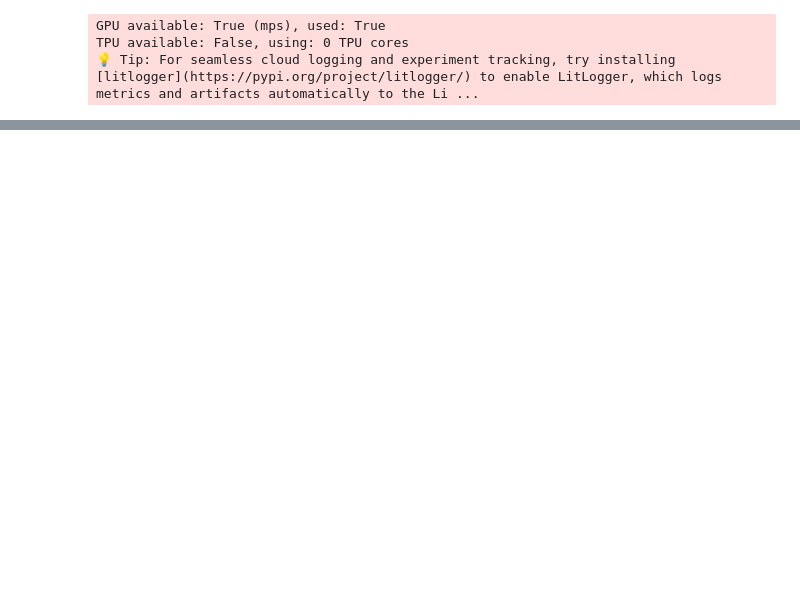
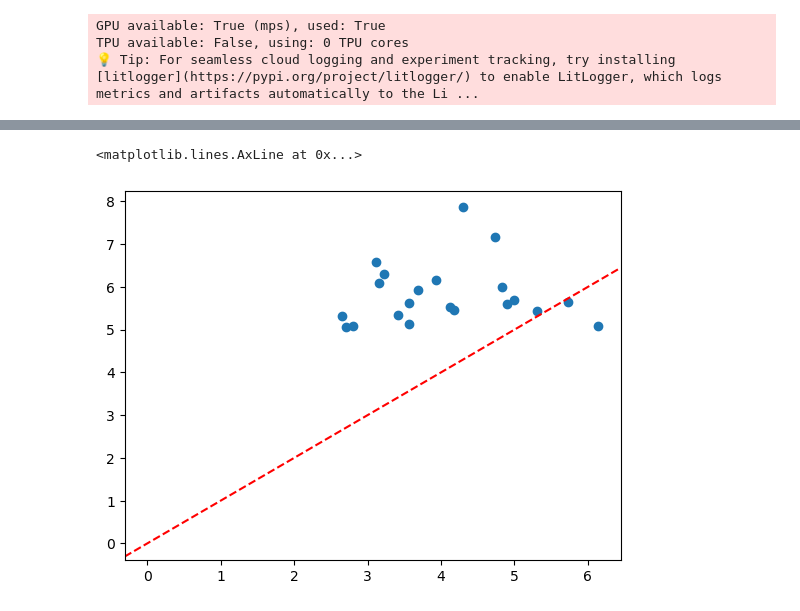
Before and after one commit to rguilcas/EastAfricaRainfallProject, a Jupyter notebook: notebooks/XAI_test.ipynb, the cells around one changed output, grey strips where cells are left out. Cells and saved outputs as stored; diff of their text form; code cells hidden in the pictures; blank space fills up the shorter version.

```diff
--- a/notebooks/XAI_test.ipynb
+++ b/notebooks/XAI_test.ipynb
@@ -26,0 +283,6 @@ TPU available: False, using: 0 TPU cores
+# %%
+plt.plot(lightning_model(X_in).detach().numpy(), y_in.detach().numpy(), 'o')
+plt.axline((0,0), slope=1, color='r', linestyle='--')
+# %% [output]
+<matplotlib.lines.AxLine at 0x...>
+[figure, added]
```
Also changed, not shown: parts of 23 cells of this notebook, 11 other files.
